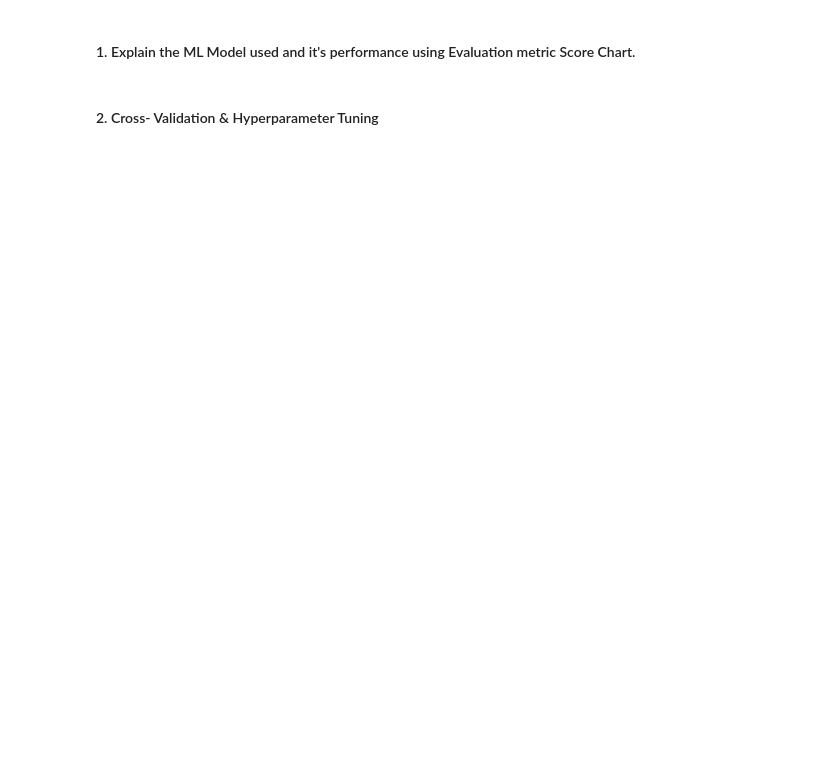
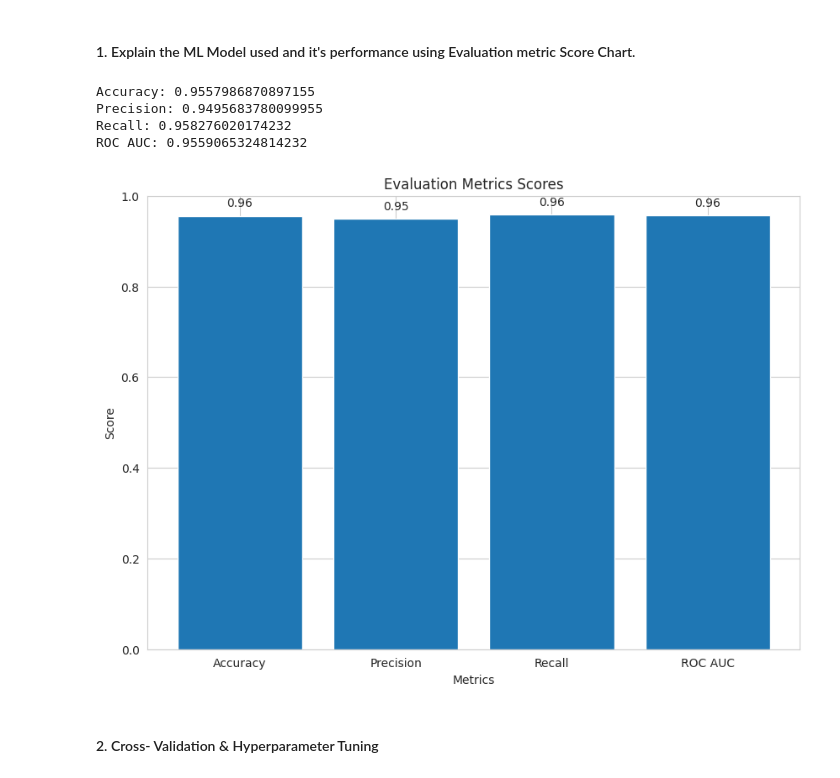
Before and after one commit to Preet3621/Classification_Airline_preet, a Jupyter notebook: Air_Referal_Preet.ipynb, the cells around one changed output. Drawn from its saved outputs; the diff is of its cells as text; code cells hidden in the pictures; blank space fills up the shorter version.

```diff
--- a/Air_Referal_Preet.ipynb
+++ b/Air_Referal_Preet.ipynb
@@ -1150,2 +1161,18 @@ Answer Here.
+# %%
+# ML Model - 1 Implementation
+from sklearn.linear_model import LogisticRegression
+from sklearn.metrics import accuracy_score, precision_score, recall_score, roc_auc_score
+
+# Logistic regression model
+logreg = LogisticRegression()
+
+# Fit the Algorithm
+logreg.fit(X_train_scaled, y_train)
+
+# prediction
+y_pred = logreg.predict(X_test_scaled)
+
+# Predict on the model
+y_pred = logreg.predict(X_test_scaled)
 # %% [markdown]
 #### 1. Explain the ML Model used and it's performance using Evaluation metric Score Chart.
@@ -1154,3 +1179,66 @@ Answer Here.
+# %%
+# Visualizing evaluation Metric Score chart
+
+# accuracy
+accuracy = accuracy_score(y_test, y_pred)
+print("Accuracy:", accuracy)
+
+# precision score
+precision_LR = precision_score(y_test, y_pred)
+print("Precision:", precision_LR)
+
+# recall score
+recall_LR = recall_score(y_test, y_pred)
+print("Recall:", recall_LR)
+
+# ROC AUC score
+roc_auc_LR = roc_auc_score(y_test, y_pred)
+print("ROC AUC:", roc_auc_LR)
+
+import matplotlib.pyplot as plt
+import numpy as np
+
+# Define the evaluation metrics and scores
+metrics = ["Accuracy", "Precision", "Recall", "ROC AUC"]
+scores = [accuracy, precision_LR, recall_LR, roc_auc_LR]
+
+import matplotlib.pyplot as plt
+import numpy as np
+
+def plot_score_chart(metrics, scores):
+    # Create a figure and axis
+    fig, ax = plt.subplots()
+
+    # Set the x-axis ticks and labels
+    x = np.arange(len(metrics))
+    ax.set_xticks(x)
+    ax.set_xticklabels(metrics)
+
+    # Set the y-axis limits
+    ax.set_ylim([0, 1])
+
+    # Plot the scores as bars
+    ax.bar(x, scores)
+
+    # Add labels to each bar
+    for i, score in enumerate(scores):
+        ax.text(i, score + 0.02, f"{score:.2f}", ha="center")
+
+    # Set the chart title and axis labels
+    ax.set_title("Evaluation Metrics Scores")
+    ax.set_xlabel("Metrics")
+    ax.set_ylabel("Score")
+
+    # Display the chart
+    plt.show()
+
+plot_score_chart(metrics, scores)
+# %% [output]
+Accuracy: 0.9557986870897155
+Precision: 0.9495683780099955
+Recall: 0.958276020174232
+ROC AUC: 0.9559065324814232
+[figure, added]
 # %% [markdown]
 #### 2. Cross- Validation & Hyperparameter Tuning
 # %%
```
Also changed, not shown: parts of 28 cells of this notebook.
